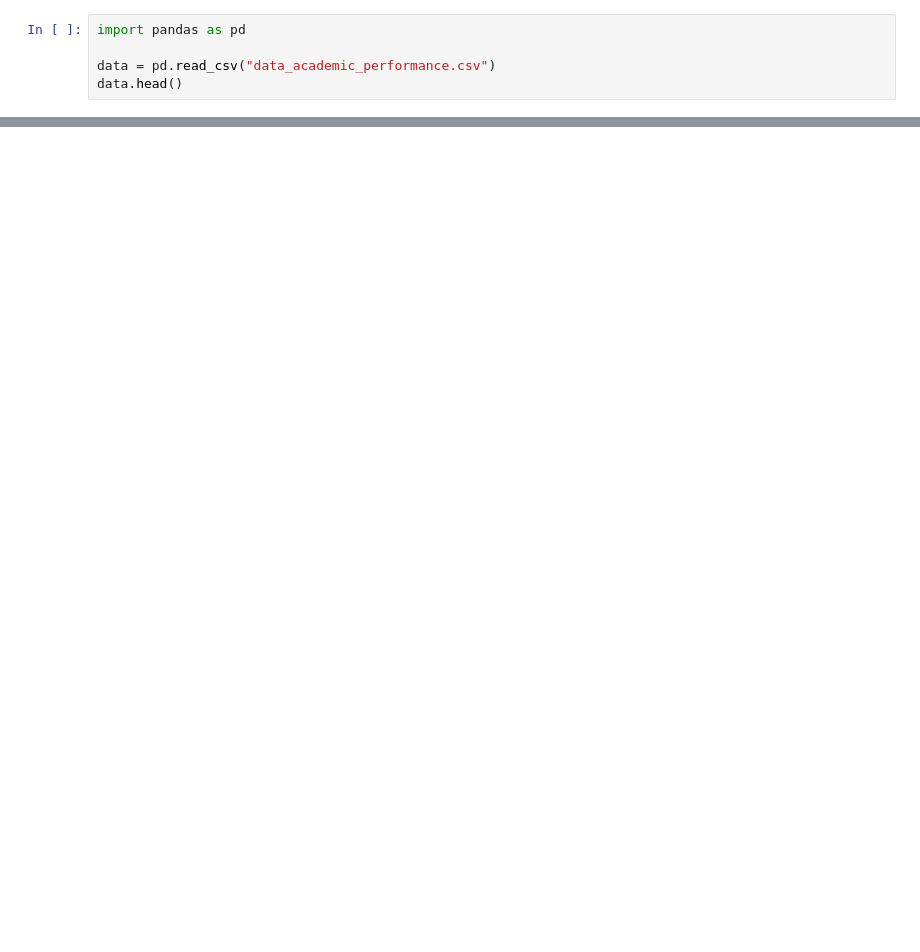
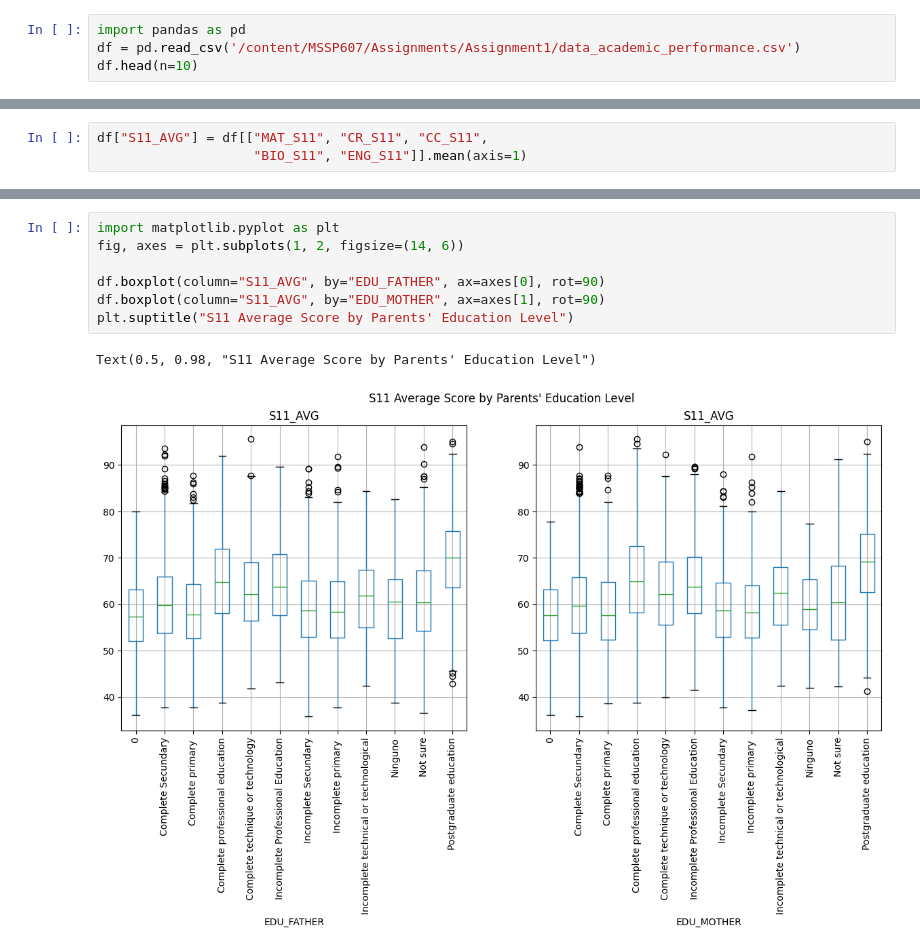
Before and after one commit to Ericatuitui/MSSP607, a Jupyter notebook: Assignments/Assignment1/Assignment_1_Huarui_Yao.ipynb, the cells around one changed output, grey strips where cells are left out. Drawn from its saved outputs; the diff is of its cells as text; blank space fills up the shorter version.

```diff
--- a/Assignments/Assignment1/Assignment_1_Huarui_Yao.ipynb
+++ b/Assignments/Assignment1/Assignment_1_Huarui_Yao.ipynb
@@ -11,8 +13,7 @@ Saving data_academic_performance.xlsx to data_academic_performance (1).xlsx
 # %%
 import pandas as pd
-
-data = pd.read_csv("data_academic_performance.csv")
-data.head()
+df = pd.read_csv('/content/MSSP607/Assignments/Assignment1/data_academic_performance.csv')
+df.head(n=10)
 # %% [output]
 |  | COD_S11 | GENDER | EDU_FATHER | EDU_MOTHER | OCC_FATHER | OCC_MOTHER | STRATUM | SISBEN | PEOPLE_HOUSE | ... |
 | 0 | SB11201210000129 | F | Incomplete Professional Education | Complete technique or technology | Technical or professional level e... | Home | Stratum 4 | It is not classified by the SISBEN | Three | ... |
@@ -23,0 +130,3 @@ data.head()
+# %%
+df["S11_AVG"] = df[["MAT_S11", "CR_S11", "CC_S11",
+                    "BIO_S11", "ENG_S11"]].mean(axis=1)
@@ -23,0 +145,10 @@ data.head()
+# %%
+import matplotlib.pyplot as plt
+fig, axes = plt.subplots(1, 2, figsize=(14, 6))
+
+df.boxplot(column="S11_AVG", by="EDU_FATHER", ax=axes[0], rot=90)
+df.boxplot(column="S11_AVG", by="EDU_MOTHER", ax=axes[1], rot=90)
+plt.suptitle("S11 Average Score by Parents' Education Level")
+# %% [output]
+Text(0.5, 0.98, "S11 Average Score by Parents' Education Level")
+[figure, added]
```
Also changed, not shown: parts of 30 cells of this notebook.
